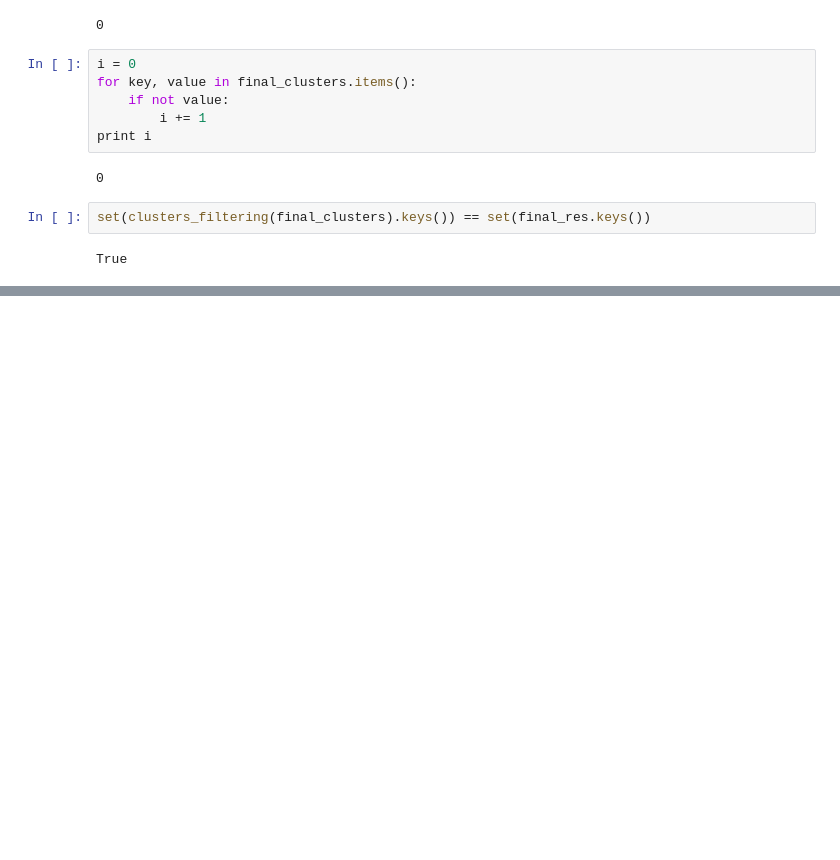
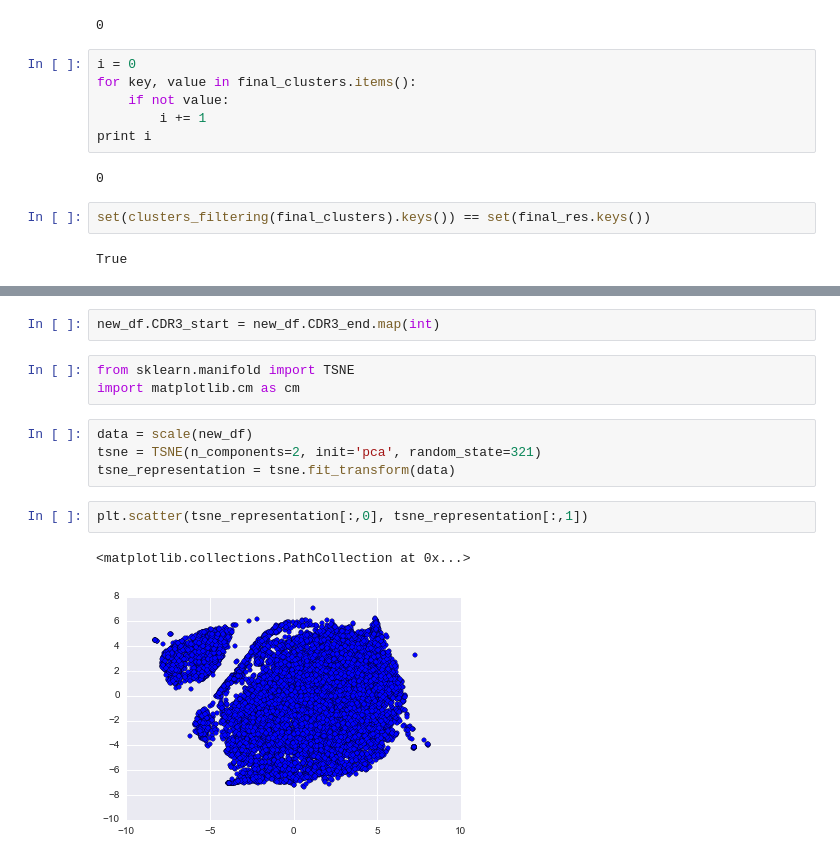
Before and after one commit to NikitaDurasov/CAB_imm, a Jupyter notebook: base.ipynb, the cells around one changed output, grey strips where cells are left out. Cells and saved outputs as stored; diff of their text form; blank space fills up the shorter version.

```diff
--- a/base.ipynb
+++ b/base.ipynb
@@ -639,0 +708,14 @@ len(final_rep)
+# %%
+new_df.CDR3_start = new_df.CDR3_end.map(int)
+# %%
+from sklearn.manifold import TSNE
+import matplotlib.cm as cm
+# %%
+data = scale(new_df)
+tsne = TSNE(n_components=2, init='pca', random_state=321)
+tsne_representation = tsne.fit_transform(data)
+# %%
+plt.scatter(tsne_representation[:,0], tsne_representation[:,1])
+# %% [output]
+<matplotlib.collections.PathCollection at 0x...>
+[figure, added]
```
Also changed, not shown: parts of 17 cells of this notebook, 4 other files.
